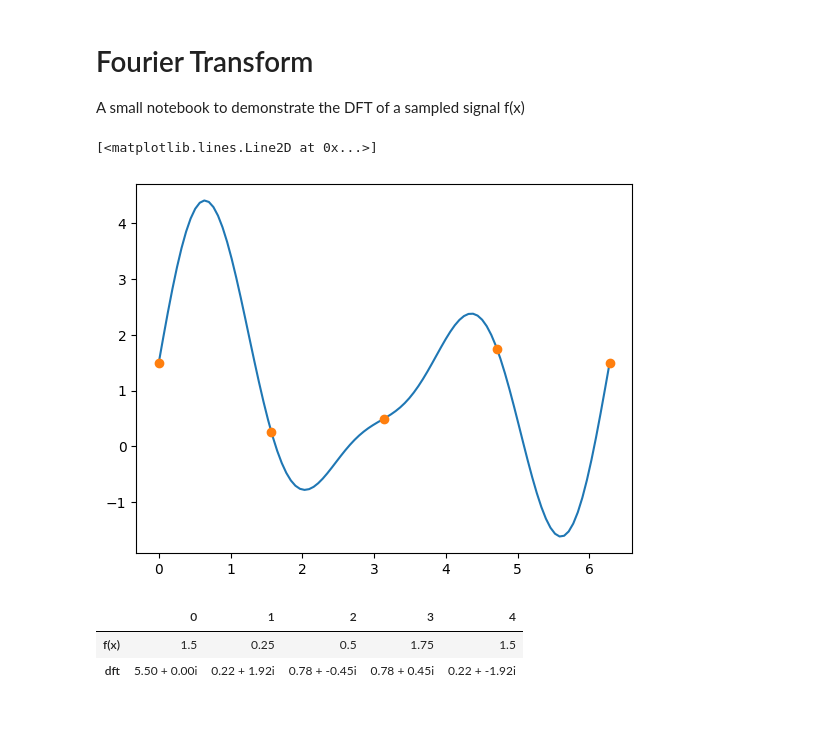
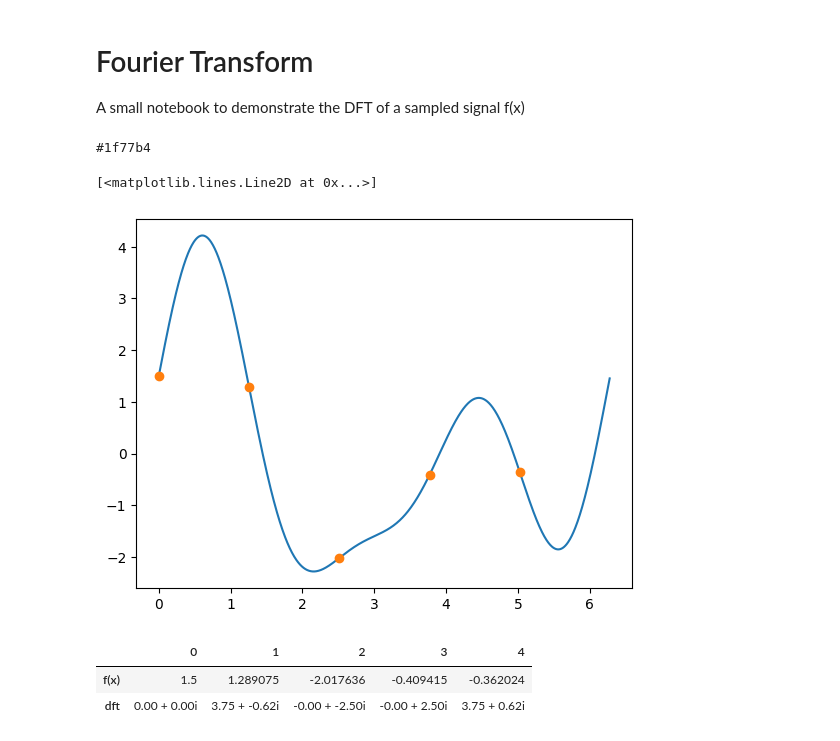
Before and after one commit to RubenNunez/ba-thesis-voicetrigger-in-mobileapps, a Jupyter notebook: notebooks/fourier-transform.ipynb, the cells around one changed output. Cells and saved outputs as stored; diff of their text form; code cells hidden in the pictures.

```diff
--- a/notebooks/fourier-transform.ipynb
+++ b/notebooks/fourier-transform.ipynb
@@ -6,23 +6,34 @@ A small notebook to demonstrate the DFT of a sampled signal f(x)
 import numpy as np
 import pandas as pd
 import matplotlib.pyplot as plt
+
+default_color = plt.rcParams['axes.prop_cycle'].by_key()['color'][0]
+print(default_color)
+# %% [output]
+#1f77b4
 # %%
 def f(x):
     return 1.5 * np.cos(x) + 0.25 * np.sin(x) + 2 * np.sin(2*x) + np.sin(3*x)
 # %%
 N_SAMPLES = 5
+N_SAMPLES_NYQUIST = 2 * 3 +1 # because 3 is the highest frequency
 
-x_curve = np.linspace(0, 2*np.pi, 100)
-x_points = np.linspace(0, 2*np.pi, N_SAMPLES)
+x_points = np.linspace(0, 2*np.pi, N_SAMPLES, endpoint=False)
+x_points_nyquist = np.linspace(0, 2*np.pi, N_SAMPLES_NYQUIST, endpoint=False)
+
+x_curve = np.linspace(0, 2*np.pi, 1000, endpoint=False)
+
+
+
 
 plt.plot(x_curve, f(x_curve))
 plt.plot(x_points, f(x_points), 'o')
 # %% [output]
 [<matplotlib.lines.Line2D at 0x...>]
-[figure, old version]
+[figure, new version]
 # %%
 # Take the Fourier transform of the function
-fhat = np.fft.fft(f(x_points), N_SAMPLES)
+fhat = np.fft.fft(f(x_points))
 
 # Output the Fourier transform as a table pandas DataFrame
 df = pd.DataFrame({
@@ -33,8 +44,8 @@ df = pd.DataFrame({
 df.T
 # %% [output]
 |  | 0 | 1 | 2 | 3 | 4 |
-| f(x) | 1.5 | 0.25 | 0.5 | 1.75 | 1.5 |
-| dft | 5.50 + 0.00i | 0.22 + 1.92i | 0.78 + -0.45i | 0.78 + 0.45i | 0.22 + -1.92i |
+| f(x) | 1.5 | 1.289075 | -2.017636 | -0.409415 | -0.362024 |
+| dft | 0.00 + 0.00i | 3.75 + -0.62i | -0.00 + -2.50i | -0.00 + 2.50i | 3.75 + 0.62i |
 # %%
 # Plotting the unit circles
 fig, axes = plt.subplots(2, 3, figsize=(10, 5))
```
Also changed, not shown: parts of 6 cells of this notebook, 8 other files.
